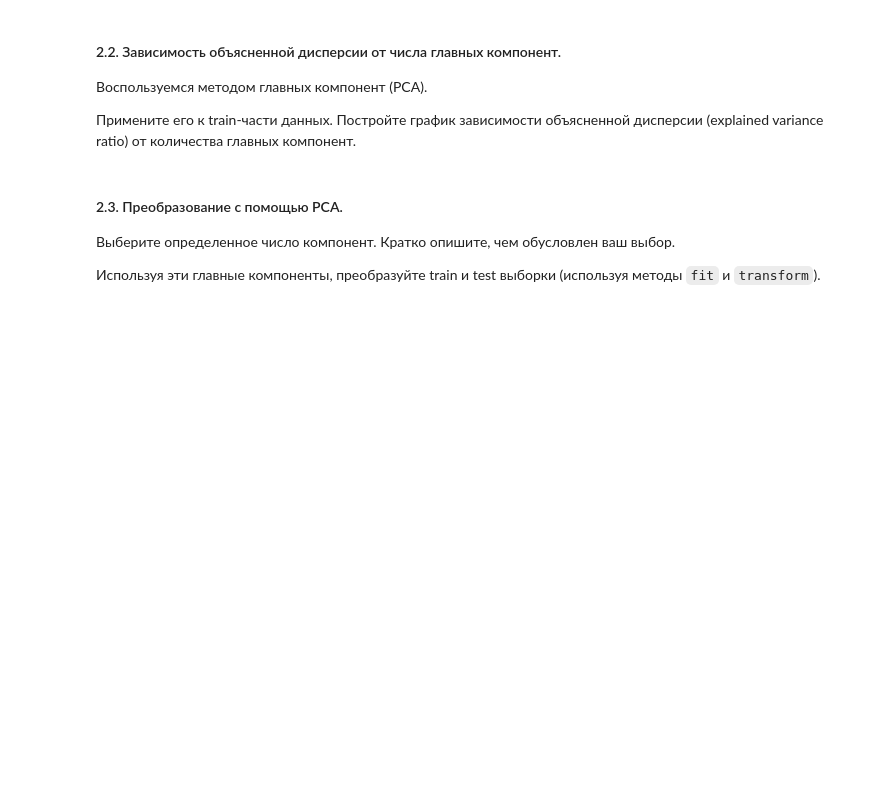
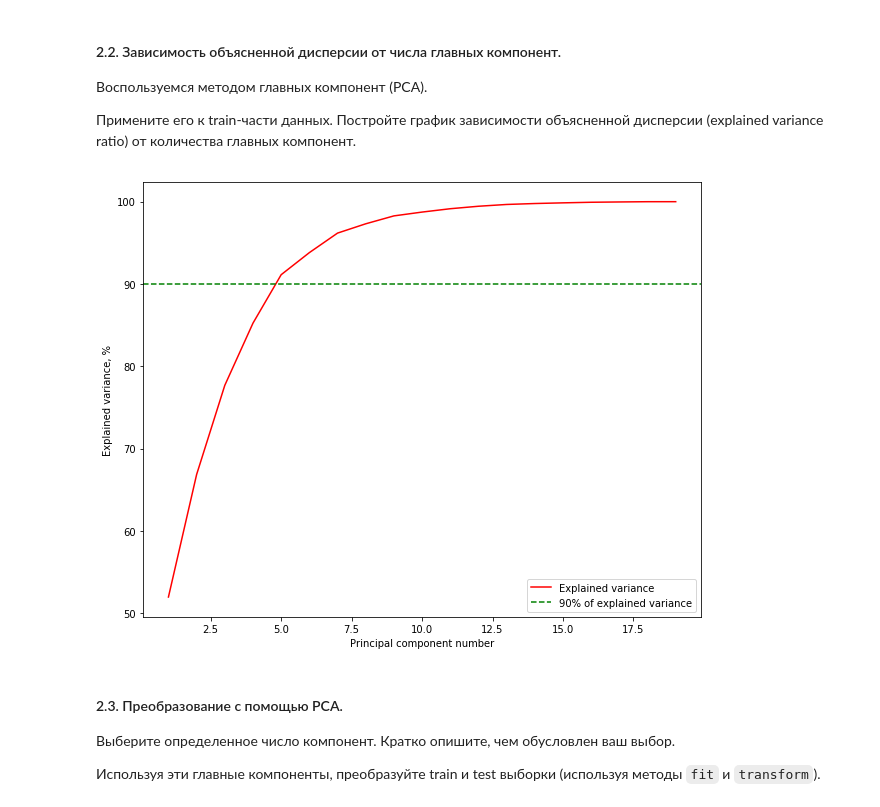
Before and after one commit to KrasnikovRoman/ml-mipt-homeworks, a Jupyter notebook: lab#1/Lab1_Linear_and_Ensembles.ipynb, the cells around one changed output. Cells and saved outputs as stored; diff of their text form; code cells hidden in the pictures; blank space fills up the shorter version.

```diff
--- a/lab#1/Lab1_Linear_and_Ensembles.ipynb
+++ b/lab#1/Lab1_Linear_and_Ensembles.ipynb
@@ -95,0 +90,7 @@ memory usage: 81.6 KB
+# %%
+from sklearn import preprocessing
+
+# В данных нет пропусков, все признаки числовые, поэтому ограничимся только масштабирование признаков.
+
+normalizer = preprocessing.MinMaxScaler()
+data = normalizer.fit_transform(data)
@@ -102,0 +111,7 @@ memory usage: 81.6 KB
+# %%
+# Подбираем оптимальные параметры
+lr = LogisticRegression(solver='saga', max_iter=10000, multi_class='multinomial', n_jobs=-1)
+params = {'penalty': ['l1', 'l2'], 'C': np.linspace(0.1, 3, 30)}
+gc = GridSearchCV(estimator=lr, param_grid=params, scoring='accuracy', cv=5)
+
+gc.fit(X_train, y_train)
@@ -111,3 +187,20 @@ memory usage: 81.6 KB
+# %%
+from sklearn.decomposition import PCA
+
+pca = PCA()
+pca.fit(X_train)
+cumsum = np.cumsum(pca.explained_variance_ratio_) * 100
+dimensions = np.linspace(1, cumsum.shape[0], cumsum.shape[0], dtype=int)
+# %%
+plt.figure(figsize=(10, 8))
+plt.plot(dimensions, cumsum, color='red', label='Explained variance')
+plt.axhline(y=90, color='green', linestyle='--', label='90% of explained variance')
+plt.ylabel('Explained variance, %')
+plt.xlabel('Principal component number')
+plt.legend(loc=4)
+plt.show()
+# %% [output]
+[figure, added]
 # %% [markdown]
 #### 2.3. Преобразование с помощью PCA.
 Выберите определенное число компонент. Кратко опишите, чем обусловлен ваш выбор.
```
Also changed, not shown: parts of 26 cells of this notebook.
